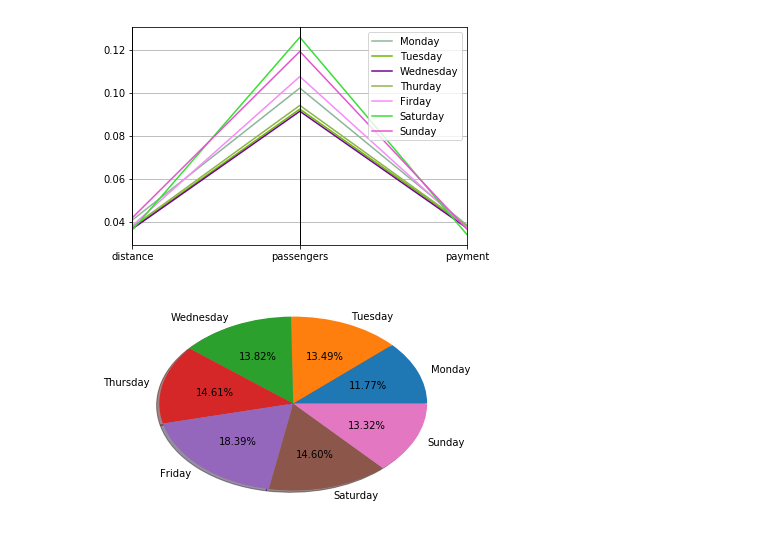
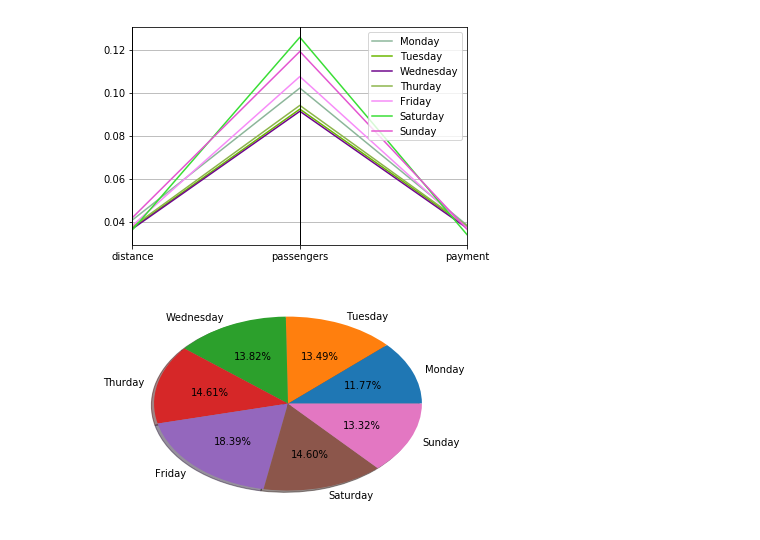
Before and after one commit to isubasinghe/COMP20008-ass1, a Jupyter notebook: notebook-for-answers.ipynb, the cells around one changed output. Drawn from its saved outputs; the diff is of its cells as text; code cells hidden in the pictures.

```diff
--- a/notebook-for-answers.ipynb
+++ b/notebook-for-answers.ipynb
@@ -3,6 +3,9 @@ import pandas as pd
 import matplotlib.pyplot as plt
 import matplotlib.patches as mpatches
 %matplotlib inline
+# %%
+# Global variable mapping ints to strings
+DAYMAP = {0: 'Monday', 1: "Tuesday", 2: "Wednesday", 3: "Thurday", 4: "Friday", 5: "Saturday", 6: "Sunday"}
 # %%
 #Answer to 1
 jan = pd.read_csv('./clean-january.csv')
@@ -92,18 +96,3 @@ print('% of peak hour trips={0:.01f}'.format(jan['isPeak'].sum()/jan.shape[0]*10
 # %% [output]
 Question 5
 % of peak hour trips=6.2
-# %%
-# Answer to question 6
-daysum = dict()
-def add_days(x):
-    global daysum
-    try:
-        daysum[str(x.day)] += 1
-    except:
-        daysum[str(x.day)] = 0
-    return x.day
-jan['dayofmonth'] = jan['pickup_datetime'].apply(lambda x: add_days(x))
-plt.bar(range(len(daysum)), daysum.values())
-plt.xticks(range(len(daysum)), list(daysum.keys()))
-plt.xlabel('Day of Month')
-plt.show()
@@ -111,0 +99,6 @@ plt.show()
+# %%
+# Answer to question 6
+jan['dayofmonth'] = jan['pickup_datetime'].apply(lambda x: x.day)
+data = jan[['dayofmonth']].groupby('dayofmonth').size()
+data.plot(kind='bar')
+plt.show()
@@ -161,15 +170,17 @@ plt.show()
 # %%
 # Answer to question 9
 jan['minutes_travelling'] = jan['passenger_count'] * jan['duration']
 df = jan[['dayofweek', 'minutes_travelling']]
+# I dont believe the legend should be
+# ordered for a pie chart, hence I used groupby.
 plt.pie(df.groupby('dayofweek').sum(),
-        labels=['Monday', 'Tuesday', 'Wednesday', 'Thursday', 'Friday', 'Saturday', 'Sunday'],
+        labels=DAYMAP.values(),
         autopct="%1.2f%%",
         shadow=True
 
        )
 plt.show()
 # %% [output]
-[figure, old version]
+[figure, new version]
 # %%
 # Answer to question 10
```
Also changed, not shown: parts of 10 cells of this notebook.
